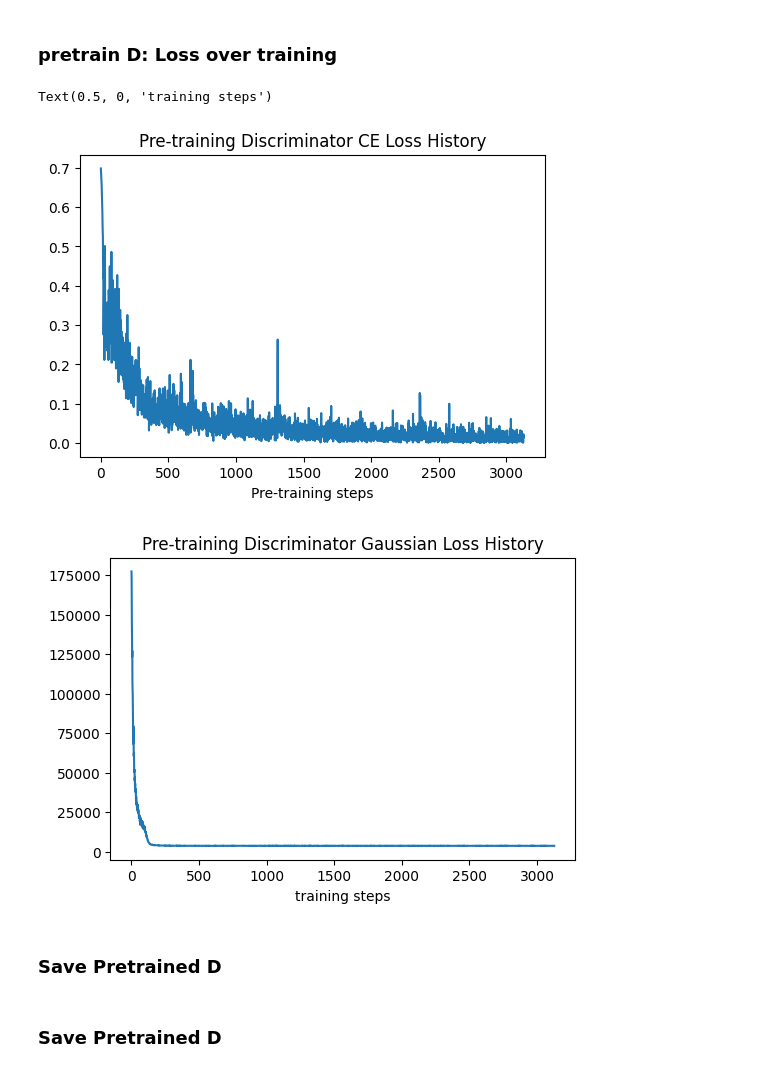
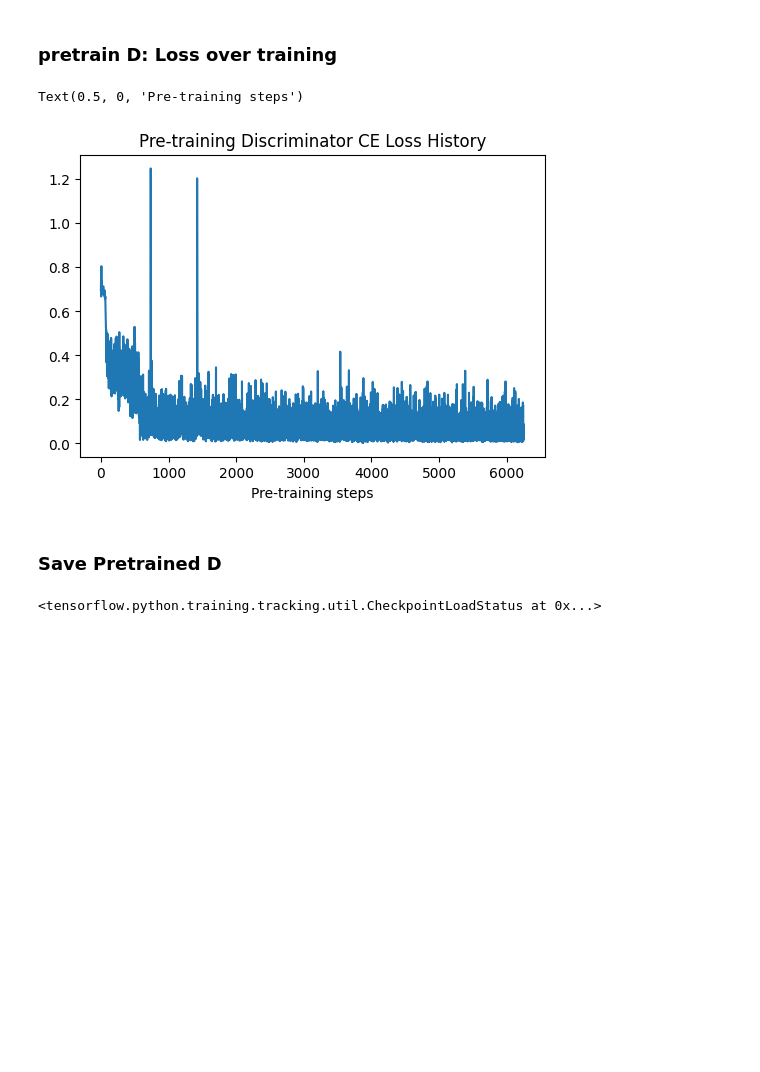
Before and after one commit to project-basileus/multitype-sequence-generation-by-tlstm-gan, a Jupyter notebook: notebooks/seq-gan-pretrain.ipynb, the cells around one changed output. Cells and saved outputs as stored; diff of their text form; code cells hidden in the pictures; blank space fills up the shorter version.

```diff
--- a/notebooks/seq-gan-pretrain.ipynb
+++ b/notebooks/seq-gan-pretrain.ipynb
@@ -34,13 +34,12 @@ invalid_event_type_seqs, invalid_timestamp_seqs = load_fixed_length_sequence_fro
 # %% [markdown]
 ## Global Variables
 # %%
-BATCH_SIZE = 128
-T = 10 + 1
-VOCAB = ['END/PADDING', 'INIT', 'start', 'click', 'install']
+BATCH_SIZE = 64
+T = 20 + 1
+VOCAB = ['END/PADDING', 'INIT', 'start', 'view', 'click', 'install']
 EVENT_VOCAB_DIM = len(VOCAB)
 EMB_DIM = 5
-HIDDEN_DIM = 64
-K_MIST = 2
+HIDDEN_DIM = 32
 
 END_TOKEN = 0
 MAX_TIME = 1024
@@ -247,11 +204,11 @@ reload_pretrained_gen.summary()
 # %% [markdown]
 ## Pretrain D
 # %%
-pretrain_D_et = np.concatenate([valid_event_type_seqs, invalid_event_type_seqs], axis=0)
-pretrain_D_ts = np.concatenate([valid_timestamp_seqs, invalid_timestamp_seqs], axis=0)
+pretrain_D_et = np.concatenate([pos_event_type_seqs, neg_event_type_seqs], axis=0)
+pretrain_D_ts = np.concatenate([pos_timestamp_seqs, neg_timestamp_seqs], axis=0)
 
-pretrain_D_labels = np.concatenate([np.ones((valid_event_type_seqs.shape[0], 1)),
-                                  np.zeros((invalid_event_type_seqs.shape[0], 1))
+pretrain_D_labels = np.concatenate([np.ones((pos_event_type_seqs.shape[0], 1)),
+                                  np.zeros((neg_event_type_seqs.shape[0], 1))
                                  ], axis=0)
 pretrain_D_features = (pretrain_D_et, pretrain_D_ts)
 N_pretrain_D = pretrain_D_ts.shape[0]
@@ -278,5 +235,4 @@ pretrained_discriminator = build_D(
     event_vocab_dim = EVENT_VOCAB_DIM,
     emb_dim = EMB_DIM,
     hidden_dim= HIDDEN_DIM,
-    k_mixt = K_MIST
 )
@@ -299,9 +247,8 @@ for features_batch, real_labels in tqdm(pretrain_D_dataset.take(_TOTAL_STEPS)):
     step += 1
     print('Training Step:', step)
 
-    disc_token_loss, disc_gaussian_loss = pretrain_discriminator(features_batch, real_labels, pretrained_discriminator, verbose=False,
+    disc_token_loss = pretrain_discriminator(features_batch, real_labels, pretrained_discriminator, verbose=True,
                                                                  weight_gaussian_loss=WEIGHT_GAUSSIAN_LOSS, optimizer=OPTIMIZER)
     pretrain_disc_token_loss_history.append(disc_token_loss.numpy())
-    pretrain_disc_gaussian_loss_history.append(disc_gaussian_loss.numpy())
 # %% [output]
 Training Step: 1
@@ -322,17 +281,10 @@ Training Step: 12
 # %%
 x = range(len(pretrain_disc_token_loss_history))
 plt.figure(dpi=100)
 plt.plot(x, pretrain_disc_token_loss_history)
 plt.title('Pre-training Discriminator CE Loss History')
 plt.xlabel('Pre-training steps')
-
-x = range(len(pretrain_disc_gaussian_loss_history))
-plt.figure(dpi=100)
-plt.plot(x, pretrain_disc_gaussian_loss_history)
-plt.title('Pre-training Discriminator Gaussian Loss History')
-plt.xlabel('training steps')
 # %% [output]
-Text(0.5, 0, 'training steps')
+Text(0.5, 0, 'Pre-training steps')
-[figure, old version]
+[figure, new version]
-[figure, removed]
 # %%
@@ -359,10 +308,9 @@ reload_pretrained_disc = build_D(
     event_vocab_dim = EVENT_VOCAB_DIM,
     emb_dim = EMB_DIM,
     hidden_dim= HIDDEN_DIM,
-    k_mixt = K_MIST
 )
 
 reload_pretrained_disc.build(input_shape=((BATCH_SIZE, T, 1), (BATCH_SIZE, T, 1)))
 reload_pretrained_disc.load_weights(D_save_path)
+# %% [output]
+<tensorflow.python.training.tracking.util.CheckpointLoadStatus at 0x...>
-# %% [markdown]
-### Save Pretrained D
```
Also changed, not shown: parts of 46 cells of this notebook, 1 other file.
